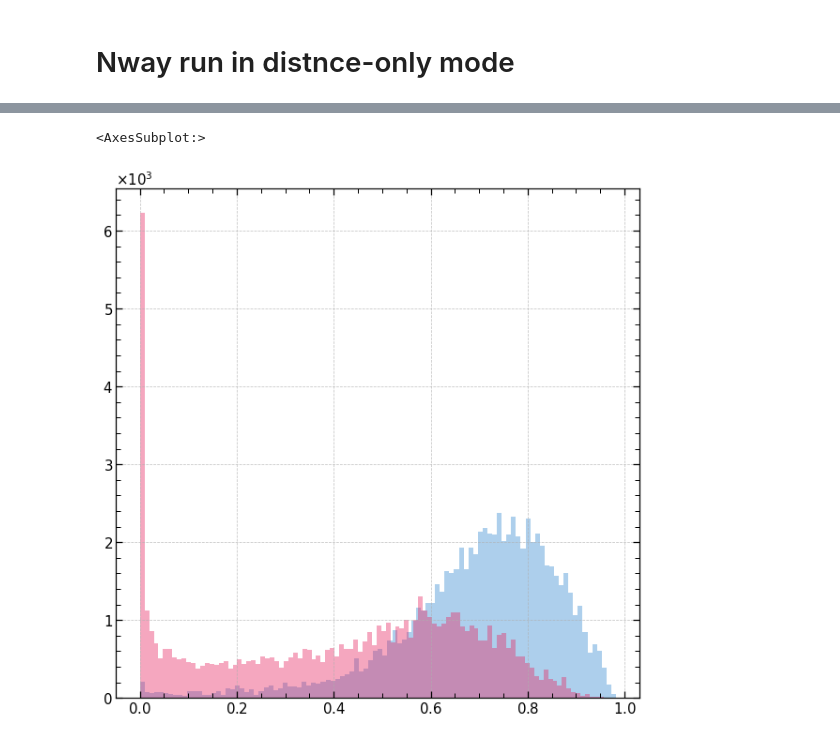
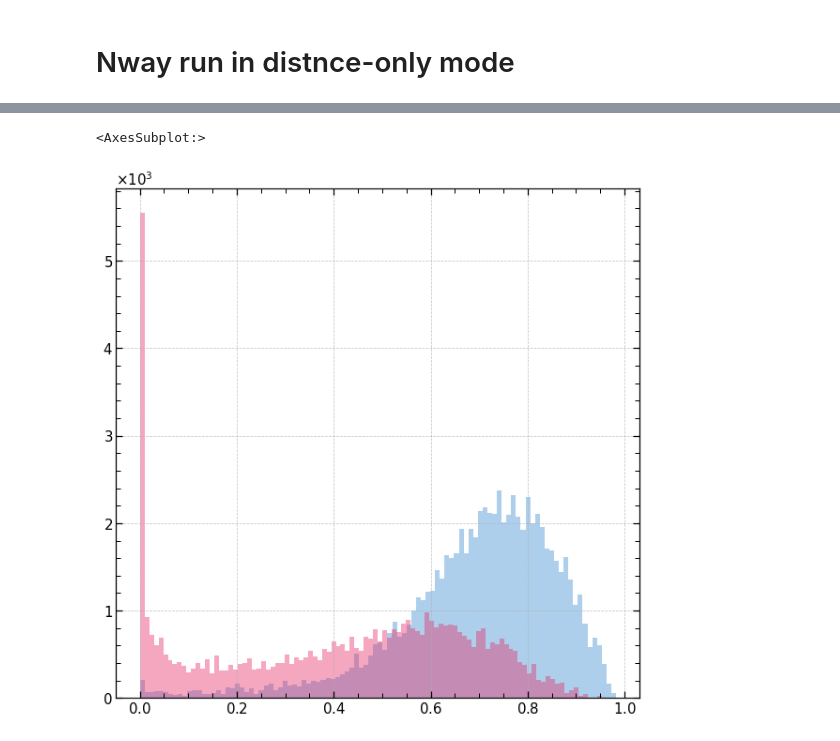
Before and after one commit to SergeiDBykov/lockman_hole, a Jupyter notebook: 2_LH-ero-desi-nway/2_distance-only-match.ipynb, the cells around one changed output, grey strips where cells are left out. Saved outputs shown, nothing was run; the diff lists cells and outputs as text; code cells hidden in the pictures.

Commit message:
updated notebooks for calibration of cross-match

```diff
--- a/2_LH-ero-desi-nway/2_distance-only-match.ipynb
+++ b/2_LH-ero-desi-nway/2_distance-only-match.ipynb
@@ -101,0 +20,17 @@ matches.p_any.quantile(1-0.33)
+# %%
+ero_table = nway.table_from_fits(data_path+'ERO_lhpv_03_23_sd01_a15_g14.fits')
+ero_random_table = nway.table_from_fits(data_path+'ERO_lhpv_03_23_sd01_a15_g14_shifted.fits')
+desi_table = nway.table_from_fits(data_path+'desi_lh.fits', poserr_value=0.1)
+# %%
+
+nway_res_ero = nway.nwaylib.nway_match(
+[ero_table, desi_table],
+match_radius = 20,
+prior_completeness = 1,
+)
+
+nway_res_ero_random = nway.nwaylib.nway_match(
+[ero_random_table, desi_table],
+match_radius = 20,
+prior_completeness = 1,
+)
@@ -102,7 +80,10 @@ matches.p_any.quantile(1-0.33)
+# %%
+nway_res_ero.sort_values(by=['EROSITA', 'prob_this_match' ], inplace=True, ascending=[True, False])
+nway_res_ero_random.sort_values(by=['EROSITA', 'prob_this_match' ], inplace=True, ascending=[True, False])
 # %%
 plt.figure(figsize=(10,10))
-matches.p_any.hist(bins=100, alpha = 0.4)
-matches_rand.p_any.hist(bins=100, alpha = 0.4)
+nway_res_ero.prob_has_match.hist(bins=100, alpha = 0.4)
+nway_res_ero_random.prob_has_match.hist(bins=100, alpha = 0.4)
 # %% [output]
 <AxesSubplot:>
-[figure, old version]
+[figure, new version]
```
Also changed, not shown: parts of 14 cells of this notebook, 15 other files.
